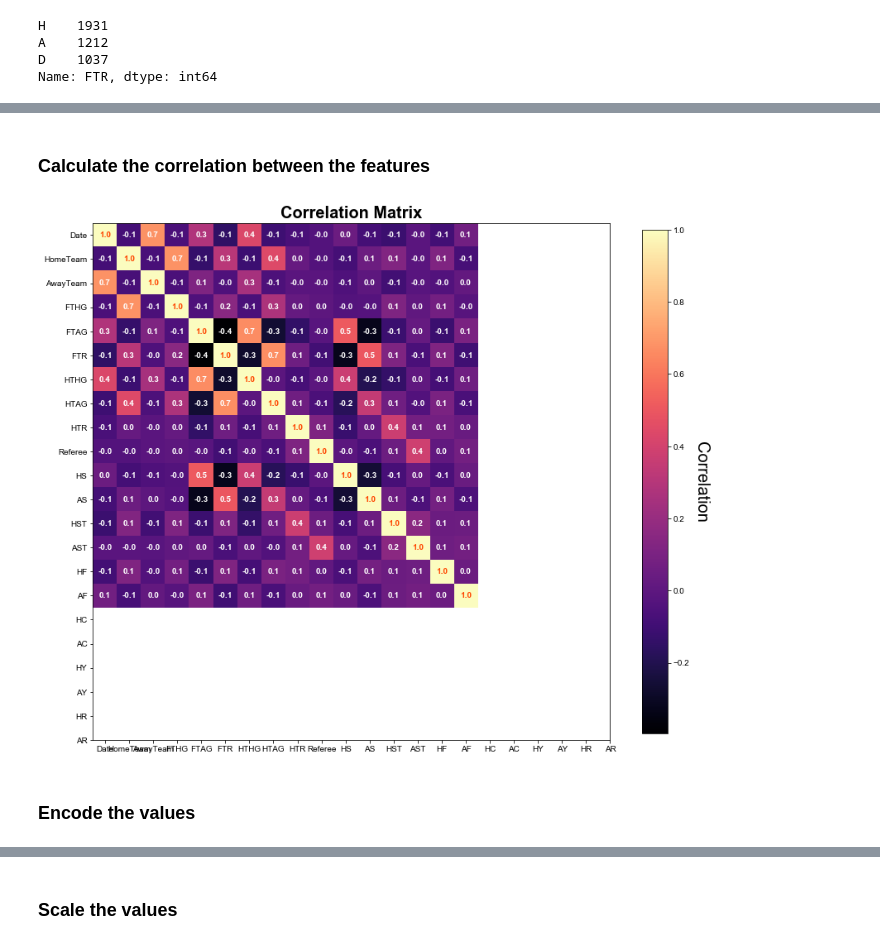
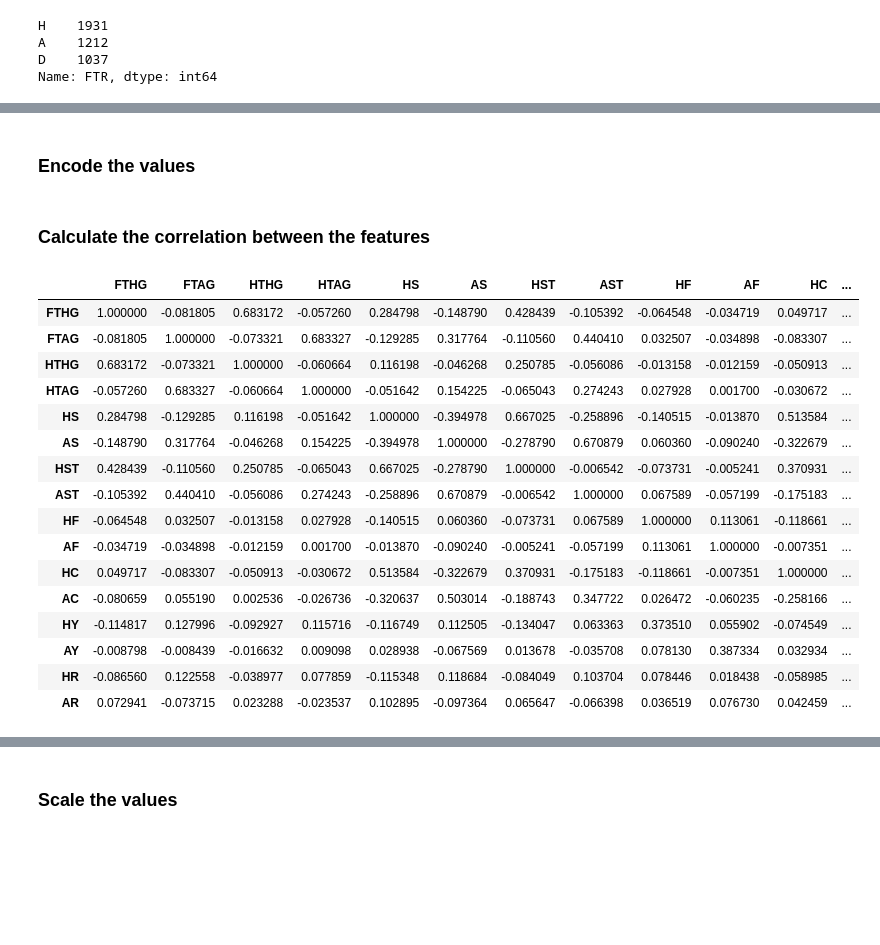
Before and after one commit to arundathi-shanthini/Beat-the-Bookie, a Jupyter notebook: Code/Beat the Bookie.ipynb, the cells around one changed output, grey strips where cells are left out. Saved outputs shown, nothing was run; the diff lists cells and outputs as text; code cells hidden in the pictures; blank space fills up the shorter version.

```diff
--- a/Code/Beat the Bookie.ipynb
+++ b/Code/Beat the Bookie.ipynb
@@ -165,2 +178,0 @@ plt.show()
-# %% [markdown]
-### Calculate the correlation between the features
@@ -170,23 +179,3 @@ corr_array  = np.array(correlation)
-# %%
-fig, ax = plt.subplots(figsize=(14,14))
-im = ax.imshow(corr_array,cmap='magma')
-cbar = ax.figure.colorbar(im, ax=ax,shrink=0.8)
-cbar.ax.set_ylabel('Correlation', rotation=-90, va="bottom",fontsize=20)
-data = im.get_array()
-textcolors=['#FFFFFF','#FF4500']
-for i in range(data.shape[0]):
-        for j in range(data.shape[1]):
-            text = im.axes.text(j, i, '%1.1f'%data[i, j],
-                                color=textcolors[data[i, j]>0.85],
-                                ha='center',va='center',fontweight='bold')
-ax.set_title('Correlation Matrix',fontsize=20,fontweight='bold')
-ax.set_xticks(np.arange(len(training_data.columns.tolist())))
-ax.set_yticks(np.arange(len(training_data.columns)))
-ax.set_xticklabels(training_data.columns)
-ax.set_yticklabels(training_data.columns)
-plt.show()
-# %% [output]
-[figure, removed]
 # %%
 X=training_data[[column for column in training_data.columns if column not in ['Date','FTR']]]
 y=training_data['FTR']
@@ -198,3 +187,25 @@ le = LabelEncoder()
 for column in ['HomeTeam','AwayTeam','HTR','Referee']:
     X[column]=LabelEncoder().fit_transform(X[column])
 y=le.fit_transform(y)
+# %% [markdown]
+### Calculate the correlation between the features
+# %%
+correlation
+# %% [output]
+|  | FTHG | FTAG | HTHG | HTAG | HS | AS | HST | AST | HF | AF | HC | ... |
+| FTHG | 1.000000 | -0.081805 | 0.683172 | -0.057260 | 0.284798 | -0.148790 | 0.428439 | -0.105392 | -0.064548 | -0.034719 | 0.049717 | ... |
+| FTAG | -0.081805 | 1.000000 | -0.073321 | 0.683327 | -0.129285 | 0.317764 | -0.110560 | 0.440410 | 0.032507 | -0.034898 | -0.083307 | ... |
+| HTHG | 0.683172 | -0.073321 | 1.000000 | -0.060664 | 0.116198 | -0.046268 | 0.250785 | -0.056086 | -0.013158 | -0.012159 | -0.050913 | ... |
+| HTAG | -0.057260 | 0.683327 | -0.060664 | 1.000000 | -0.051642 | 0.154225 | -0.065043 | 0.274243 | 0.027928 | 0.001700 | -0.030672 | ... |
+| HS | 0.284798 | -0.129285 | 0.116198 | -0.051642 | 1.000000 | -0.394978 | 0.667025 | -0.258896 | -0.140515 | -0.013870 | 0.513584 | ... |
+| AS | -0.148790 | 0.317764 | -0.046268 | 0.154225 | -0.394978 | 1.000000 | -0.278790 | 0.670879 | 0.060360 | -0.090240 | -0.322679 | ... |
+| HST | 0.428439 | -0.110560 | 0.250785 | -0.065043 | 0.667025 | -0.278790 | 1.000000 | -0.006542 | -0.073731 | -0.005241 | 0.370931 | ... |
+| AST | -0.105392 | 0.440410 | -0.056086 | 0.274243 | -0.258896 | 0.670879 | -0.006542 | 1.000000 | 0.067589 | -0.057199 | -0.175183 | ... |
+| HF | -0.064548 | 0.032507 | -0.013158 | 0.027928 | -0.140515 | 0.060360 | -0.073731 | 0.067589 | 1.000000 | 0.113061 | -0.118661 | ... |
+| AF | -0.034719 | -0.034898 | -0.012159 | 0.001700 | -0.013870 | -0.090240 | -0.005241 | -0.057199 | 0.113061 | 1.000000 | -0.007351 | ... |
+| HC | 0.049717 | -0.083307 | -0.050913 | -0.030672 | 0.513584 | -0.322679 | 0.370931 | -0.175183 | -0.118661 | -0.007351 | 1.000000 | ... |
+| AC | -0.080659 | 0.055190 | 0.002536 | -0.026736 | -0.320637 | 0.503014 | -0.188743 | 0.347722 | 0.026472 | -0.060235 | -0.258166 | ... |
+| HY | -0.114817 | 0.127996 | -0.092927 | 0.115716 | -0.116749 | 0.112505 | -0.134047 | 0.063363 | 0.373510 | 0.055902 | -0.074549 | ... |
+| AY | -0.008798 | -0.008439 | -0.016632 | 0.009098 | 0.028938 | -0.067569 | 0.013678 | -0.035708 | 0.078130 | 0.387334 | 0.032934 | ... |
+| HR | -0.086560 | 0.122558 | -0.038977 | 0.077859 | -0.115348 | 0.118684 | -0.084049 | 0.103704 | 0.078446 | 0.018438 | -0.058985 | ... |
+| AR | 0.072941 | -0.073715 | 0.023288 | -0.023537 | 0.102895 | -0.097364 | 0.065647 | -0.066398 | 0.036519 | 0.076730 | 0.042459 | ... |
```
Also changed, not shown: parts of 14 cells of this notebook.
